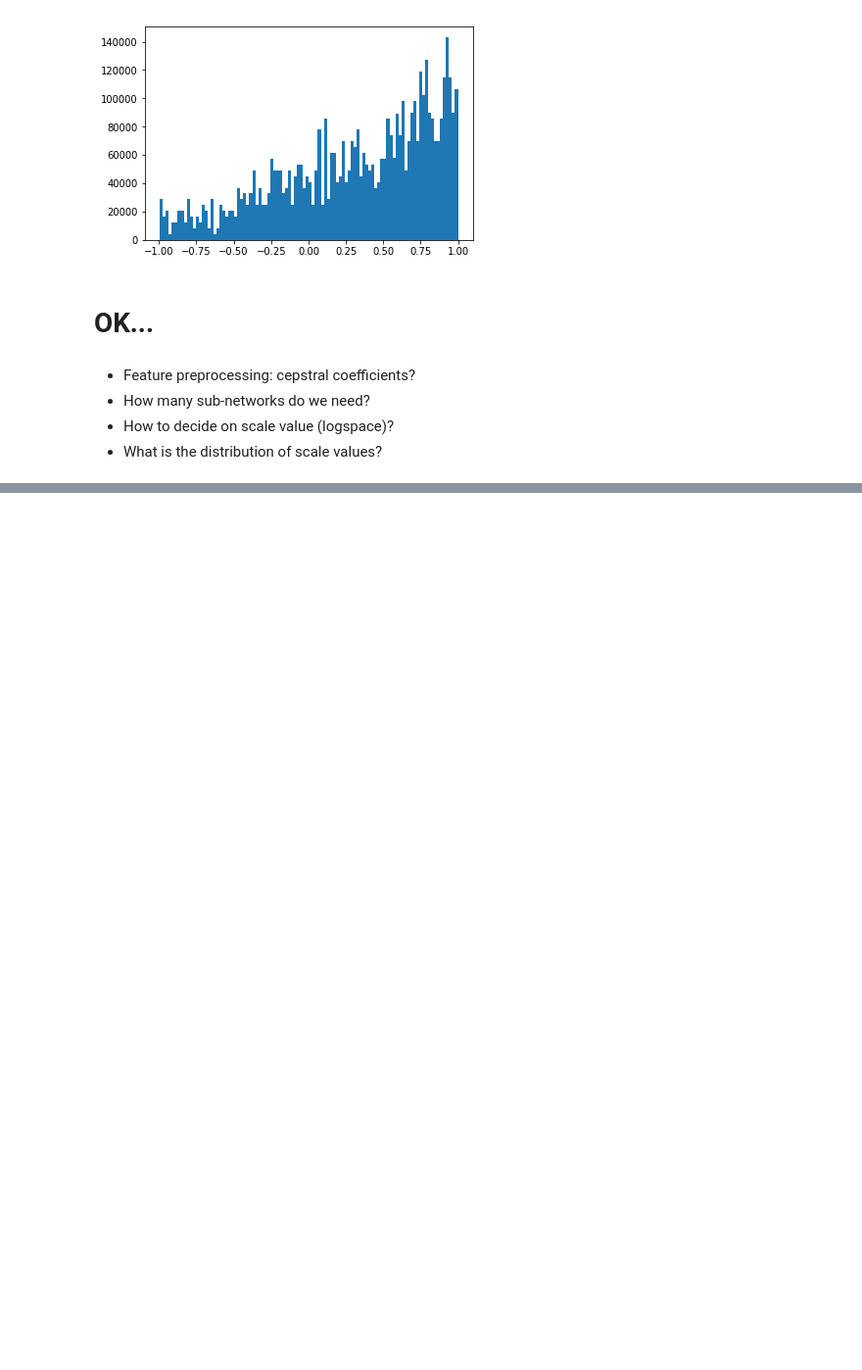
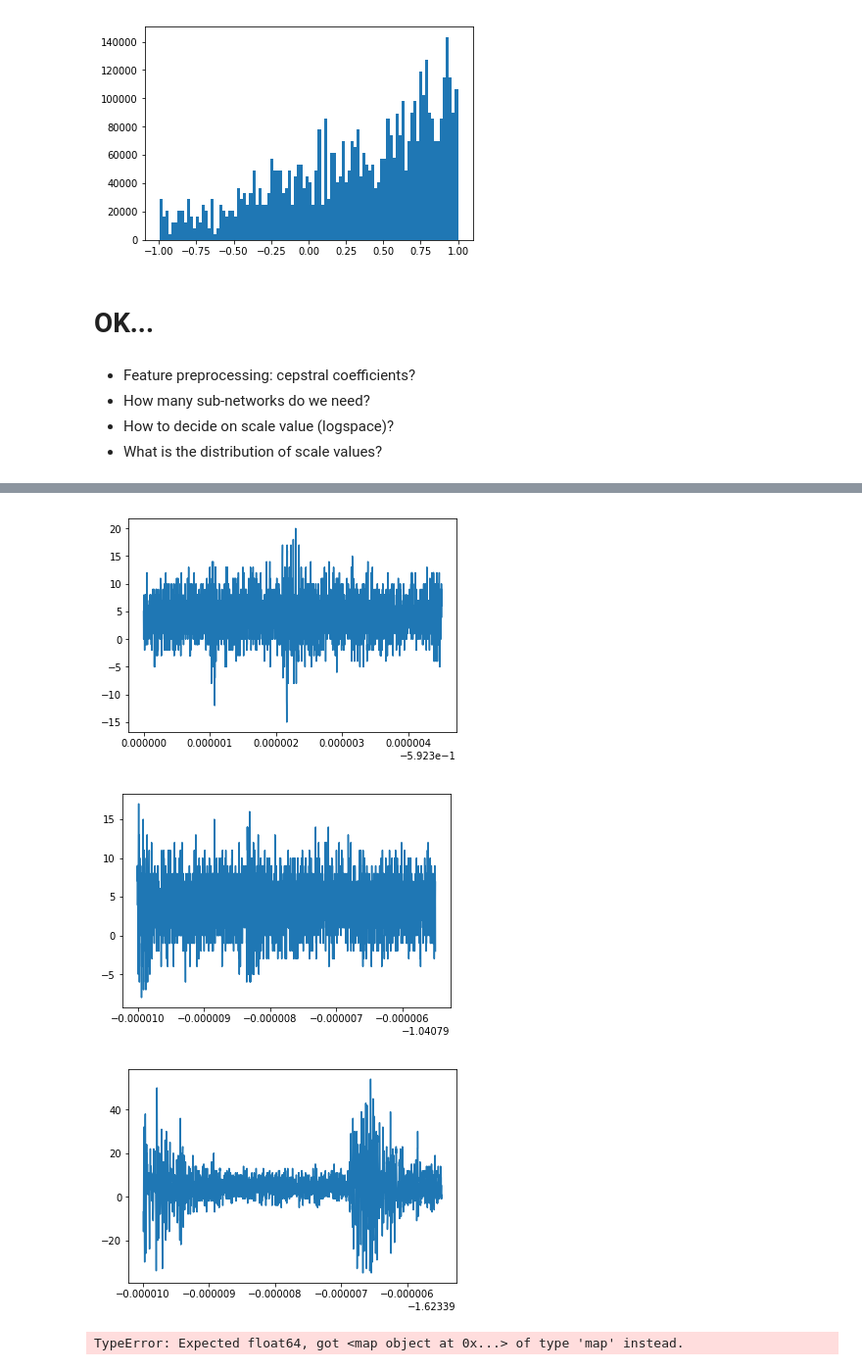
Before and after one commit to mattproetsch/lanl-earthquake, a Jupyter notebook: test-earthquake-input-fn.ipynb, the cells around one changed output, grey strips where cells are left out. Shown at 98% size. Saved outputs shown, nothing was run; the diff lists cells and outputs as text; code cells hidden in the pictures; blank space fills up the shorter version.

```diff
--- a/test-earthquake-input-fn.ipynb
+++ b/test-earthquake-input-fn.ipynb
@@ -108,0 +117,12 @@ plt.hist(np.log(-labels.reshape(-1)), bins=100)
+# %%
+PULL_BATCHES=1
+feats = np.ndarray((PULL_BATCHES * BATCH_SIZE, 4096))
+labels = np.ndarray((PULL_BATCHES * BATCH_SIZE, 4096))
+
+for sbi, (dsfeats) in enumerate(dataset.take(PULL_BATCHES * N_sub_batches)):
+    batch_num = int(sbi / N_sub_batches)
+    ts_idx = int(sbi % N_sub_batches)
+    feats[BATCH_SIZE * batch_num:BATCH_SIZE * (batch_num + 1),
+          ts_idx * TIMESTEPS:(ts_idx+1)*TIMESTEPS] = dsfeats['acousticdata'].numpy().copy()
+    labels[BATCH_SIZE * batch_num:BATCH_SIZE * (batch_num + 1),
+           ts_idx*TIMESTEPS:(ts_idx+1)*TIMESTEPS] = dsfeats['tminus'].numpy().copy()
@@ -108,0 +155,17 @@ plt.hist(np.log(-labels.reshape(-1)), bins=100)
+# %%
+for i in range(3):
+    plt.plot(labels[i,:], feats[i,:])
+    plt.show()
+# %% [output]
+[figure, added]
+[figure, added]
+[figure, added]
+# %%
+dataset = earthquake_input_fn.earthquake_input_fn2_64(EARTHQUAKE_DATA_DIR,
+                                                      BATCH_SIZE,
+                                                      TIMESTEPS,
+                                                      ['1e0'],
+                                                      'train',
+                                                      eager=True)
+# %% [output]
+TypeError: Expected float64, got <map object at 0x...> of type 'map' instead.
```
Also changed, not shown: parts of 3 cells of this notebook, 3 other files.
